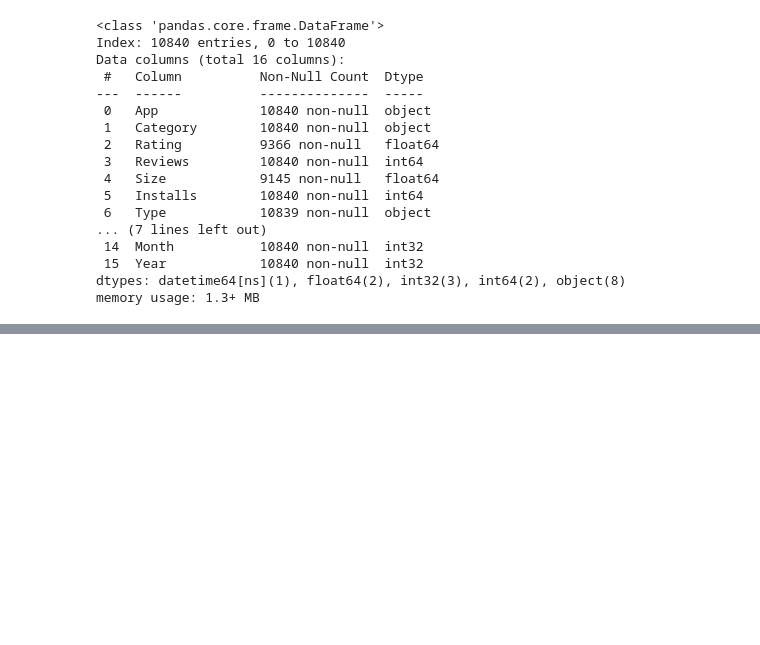
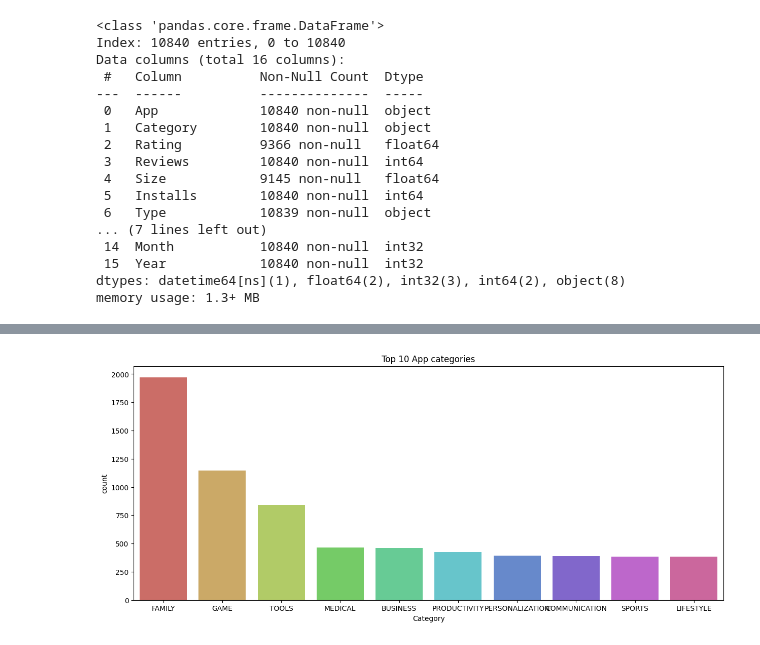
Before and after one commit to Abhinavexists/Feature_Engineering_and_EDA, a Jupyter notebook: Exploratory_data_analysis/Data_Cleaning.ipynb, the cells around one changed output, grey strips where cells are left out. Cells and saved outputs as stored; diff of their text form; code cells hidden in the pictures; blank space fills up the shorter version.

Commit message:
EDA on Google Playtore Data

```diff
--- a/Exploratory_data_analysis/Data_Cleaning.ipynb
+++ b/Exploratory_data_analysis/Data_Cleaning.ipynb
@@ -290,0 +399,4 @@ df_copy.to_csv('D:\Feature_Engineering\Feature_Engineering\Exploratory_data_anal
+# %%
+# Top 10 app categories
+category = pd.DataFrame(df['Category'].value_counts())
+category.rename(columns={'Category':'Count'},inplace=True)
@@ -290,0 +424,7 @@ df_copy.to_csv('D:\Feature_Engineering\Feature_Engineering\Exploratory_data_anal
+# %%
+plt.figure(figsize=(15,6))
+sns.barplot(x=category.index[:10], y='count', data= category[:10], palette='hls')
+plt.title('Top 10 App categories')
+plt.show()
+# %% [output]
+[figure, added]
```
Also changed, not shown: parts of 14 cells of this notebook.
